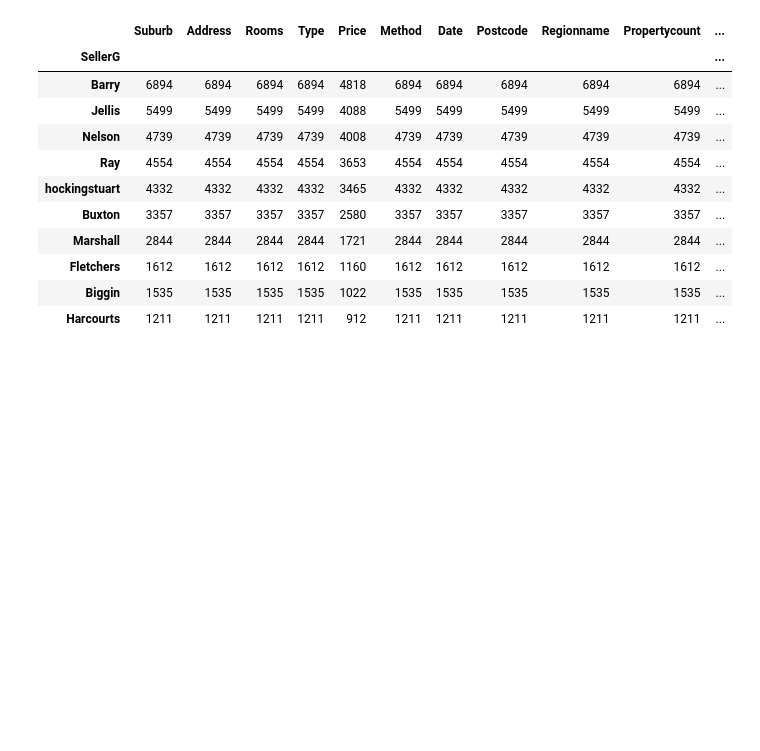
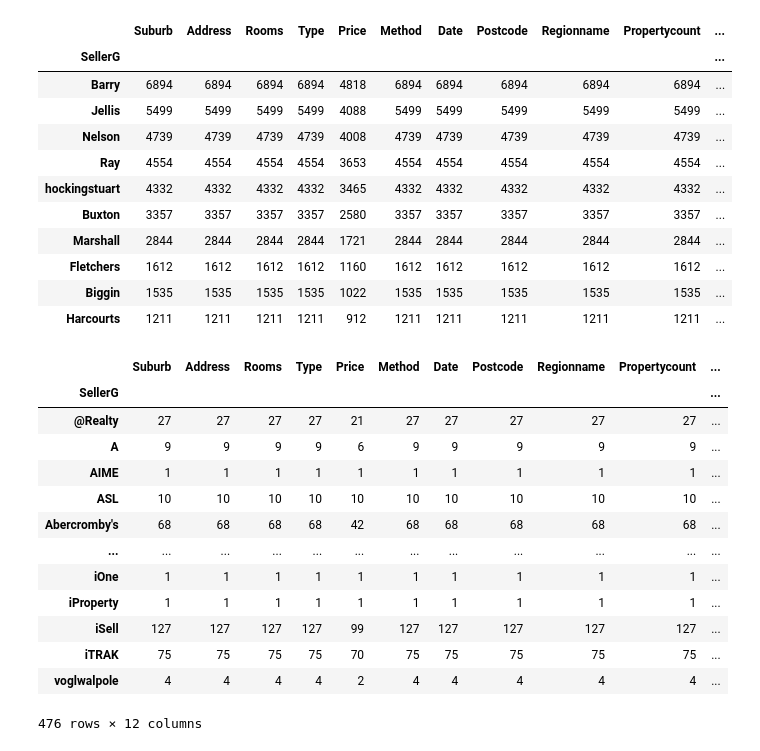
Before and after one commit to LimaAnthonyY/pythonlearn, a Jupyter notebook: 3 - dataScience/2- DataScience.ipynb, the cells around one changed output. Cells and saved outputs as stored; diff of their text form; code cells hidden in the pictures; blank space fills up the shorter version.

```diff
--- a/3 - dataScience/2- DataScience.ipynb
+++ b/3 - dataScience/2- DataScience.ipynb
@@ -173,3 +173,20 @@ df.groupby(['SellerG']).count().sort_values('Rooms', ascending = False).head(10)
 | Fletchers | 1612 | 1612 | 1612 | 1612 | 1160 | 1612 | 1612 | 1612 | 1612 | 1612 | ... |
 | Biggin | 1535 | 1535 | 1535 | 1535 | 1022 | 1535 | 1535 | 1535 | 1535 | 1535 | ... |
 | Harcourts | 1211 | 1211 | 1211 | 1211 | 912 | 1211 | 1211 | 1211 | 1211 | 1211 | ... |
+# %%
+df.groupby(["SellerG"]).count()
+# %% [output]
+|  | Suburb | Address | Rooms | Type | Price | Method | Date | Postcode | Regionname | Propertycount | ... |
+| SellerG |  |  |  |  |  |  |  |  |  |  | ... |
+| @Realty | 27 | 27 | 27 | 27 | 21 | 27 | 27 | 27 | 27 | 27 | ... |
+| A | 9 | 9 | 9 | 9 | 6 | 9 | 9 | 9 | 9 | 9 | ... |
+| AIME | 1 | 1 | 1 | 1 | 1 | 1 | 1 | 1 | 1 | 1 | ... |
+| ASL | 10 | 10 | 10 | 10 | 10 | 10 | 10 | 10 | 10 | 10 | ... |
+| Abercromby's | 68 | 68 | 68 | 68 | 42 | 68 | 68 | 68 | 68 | 68 | ... |
+| ... | ... | ... | ... | ... | ... | ... | ... | ... | ... | ... | ... |
+| iOne | 1 | 1 | 1 | 1 | 1 | 1 | 1 | 1 | 1 | 1 | ... |
+| iProperty | 1 | 1 | 1 | 1 | 1 | 1 | 1 | 1 | 1 | 1 | ... |
+| iSell | 127 | 127 | 127 | 127 | 99 | 127 | 127 | 127 | 127 | 127 | ... |
+| iTRAK | 75 | 75 | 75 | 75 | 70 | 75 | 75 | 75 | 75 | 75 | ... |
+| voglwalpole | 4 | 4 | 4 | 4 | 2 | 4 | 4 | 4 | 4 | 4 | ... |
+476 rows × 12 columns
```
